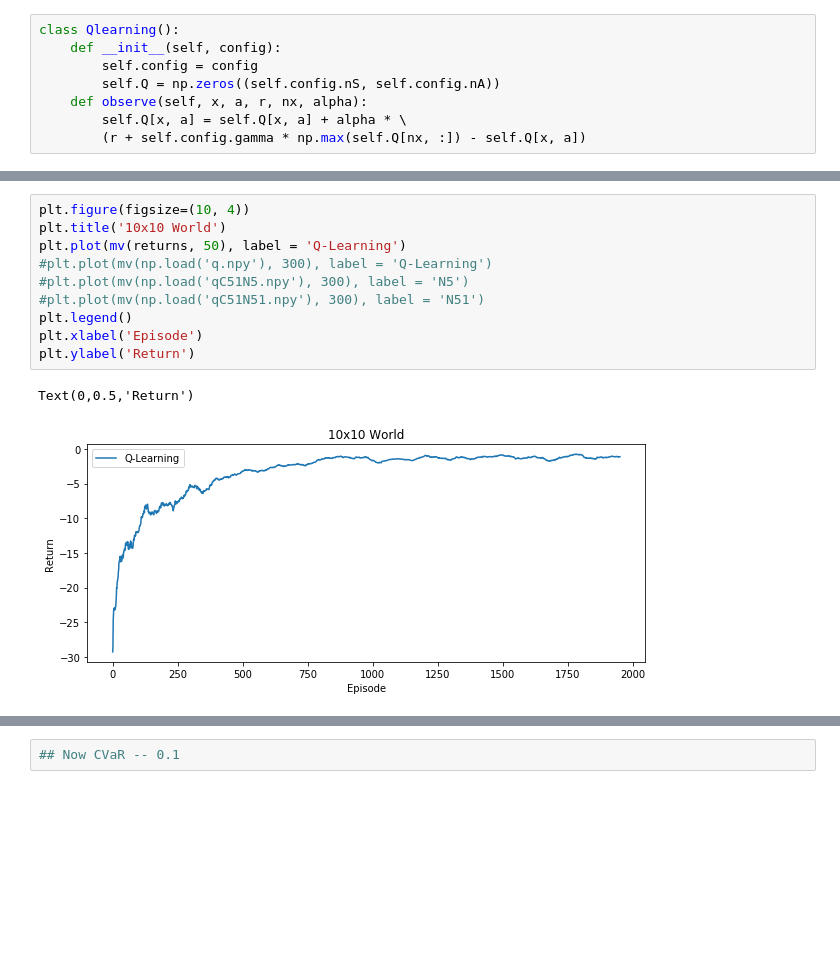
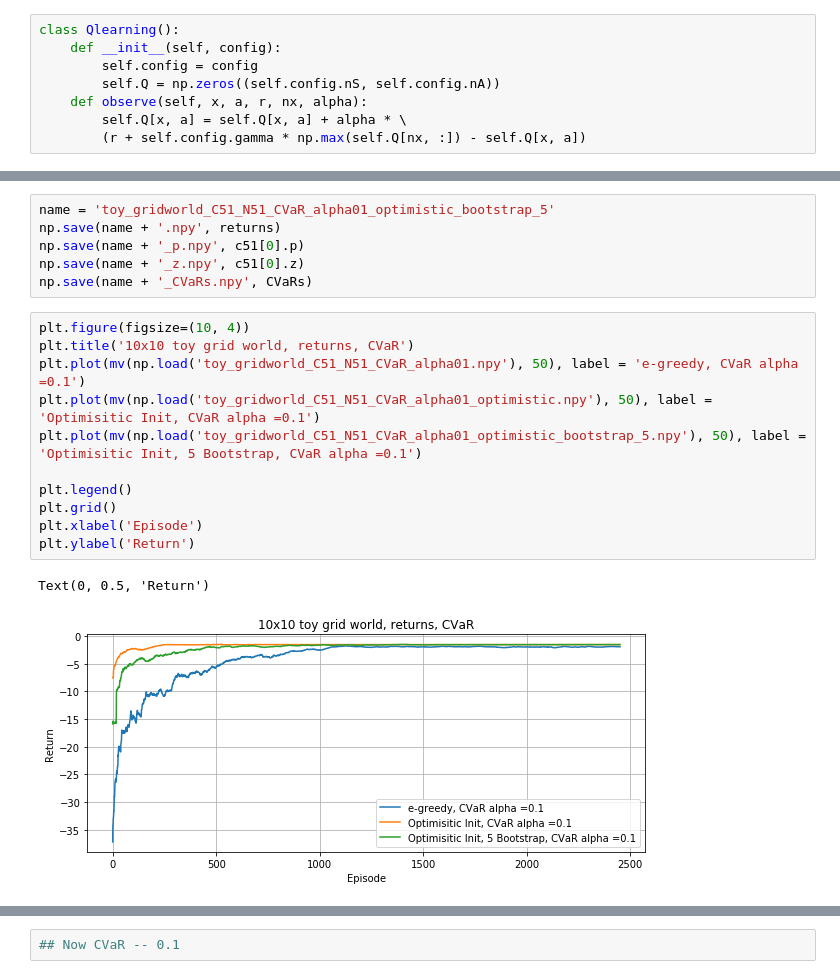
Before and after one commit to Rkeramati/crl, a Jupyter notebook: safe/C51/Untitled.ipynb, the cells around one changed output, grey strips where cells are left out. Saved outputs shown, nothing was run; the diff lists cells and outputs as text; blank space fills up the shorter version.

```diff
--- a/safe/C51/Untitled.ipynb
+++ b/safe/C51/Untitled.ipynb
@@ -178,13 +490,20 @@ for ep in range(num_episode):
+# %%
+name = 'toy_gridworld_C51_N51_CVaR_alpha01_optimistic_bootstrap_5'
+np.save(name + '.npy', returns)
+np.save(name + '_p.npy', c51[0].p)
+np.save(name + '_z.npy', c51[0].z)
+np.save(name + '_CVaRs.npy', CVaRs)
 # %%
 plt.figure(figsize=(10, 4))
-plt.title('10x10 World')
-plt.plot(mv(returns, 50), label = 'Q-Learning')
-#plt.plot(mv(np.load('q.npy'), 300), label = 'Q-Learning')
-#plt.plot(mv(np.load('qC51N5.npy'), 300), label = 'N5')
-#plt.plot(mv(np.load('qC51N51.npy'), 300), label = 'N51')
+plt.title('10x10 toy grid world, returns, CVaR')
+plt.plot(mv(np.load('toy_gridworld_C51_N51_CVaR_alpha01.npy'), 50), label = 'e-greedy, CVaR alpha =0.1')
+plt.plot(mv(np.load('toy_gridworld_C51_N51_CVaR_alpha01_optimistic.npy'), 50), label = 'Optimisitic Init, CVaR alpha =0.1')
+plt.plot(mv(np.load('toy_gridworld_C51_N51_CVaR_alpha01_optimistic_bootstrap_5.npy'), 50), label = 'Optimisitic Init, 5 Bootstrap, CVaR alpha =0.1')
+
 plt.legend()
+plt.grid()
 plt.xlabel('Episode')
 plt.ylabel('Return')
 # %% [output]
-Text(0,0.5,'Return')
+Text(0, 0.5, 'Return')
-[figure, old version]
+[figure, new version]
```
Also changed, not shown: parts of 50 cells of this notebook, 39 other files.
